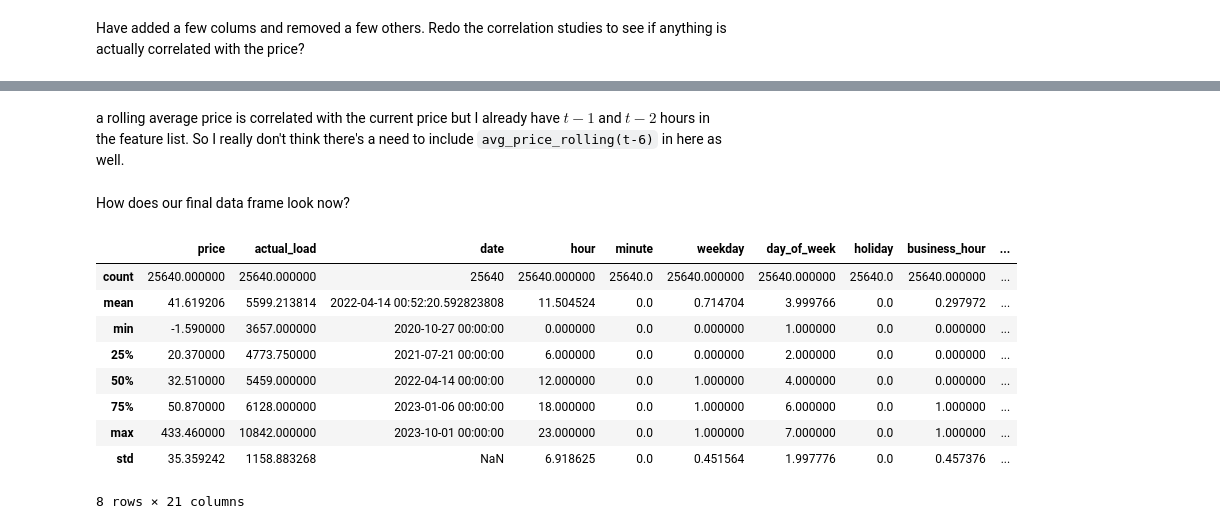
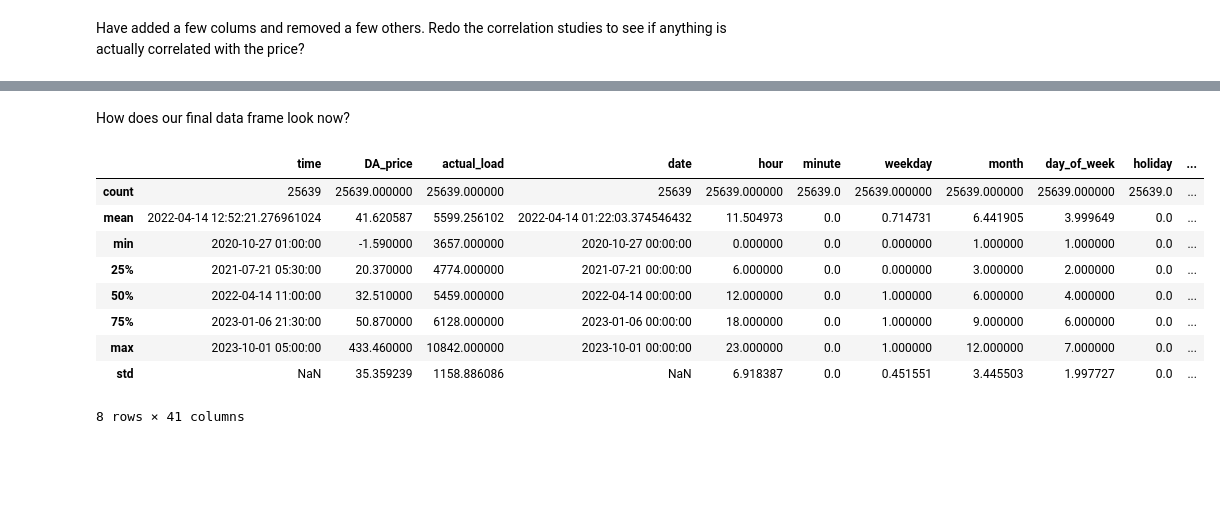
Before and after one commit to nikisil/ExecutiveHour, a Jupyter notebook: rouz/src/dat_set_3_explore.ipynb, the cells around one changed output, grey strips where cells are left out. Drawn from its saved outputs; the diff is of its cells as text; code cells hidden in the pictures; blank space fills up the shorter version.

```diff
--- a/rouz/src/dat_set_3_explore.ipynb
+++ b/rouz/src/dat_set_3_explore.ipynb
@@ -341,3 +360,5 @@ Index(['time', 'price', 'actual_load', 'date', 'hour', 'minute', 'weekday',
+# %%
+df_final.drop_duplicates(keep='first', subset=['time'], inplace=True)
 # %% [markdown]
 # Preliminary Analysis
 # %% [markdown]
@@ -609,18 +644,20 @@ Base on the above, there are a few new features I should create and add to the d
 The features selected based on the correlations calculated above are _`actual_load`, `hour`, `business_hour`, `weekday`, `temp`, `dwpt`_.
 Based on the above, I have to drop the first week of the data set, since I won't have enough data to fill out the features in the second point above.
 # %%
-df.drop(['rhum', 'prcp', 'wdir', 'wspd', 'pres', 'coco', 'weekly_T_anom',
+df_final.drop(['rhum', 'prcp', 'wdir', 'wspd', 'pres', 'coco', 'weekly_T_anom',
        'monthly_T_anom', 'weekly_Prec_anom', 'monthly_Prec_anom',
        'weekly_Wind_anom', 'monthly_Wind_anom', 'weekly_Pressure_anom',
        'monthly_Pressure_anom', 'snowing', 'raining', 'hail', 'cloudy'], inplace=True, axis=1)
 # %%
 ## add in the price data based on bullet point 1 in the above:
-chosen_time_deltas_price = [1,2,20,25]
-for index, row in df.iterrows():
-    if index - 25 < 0:
+chosen_time_deltas_price = [1, 2, 19, 20, 21, 22, 23, 24, 25, 26, 49]
+for index, row in df_final.iterrows():
+    if index - max(chosen_time_deltas_price) < 0:
         for j in chosen_time_deltas_price:
-            df.at[index,f'price(t-{j})']  = -1
+            df_final.at[index,f'price(h-{j})']  = -1
+            df_final.at[index,f'load(h-{j})']  = -1
     else:
         for j in chosen_time_deltas_price:
-            df.at[index,f'price(t-{j})']  = df.iloc[index - j, 1]
+            df_final.at[index,f'price(h-{j})']  = df_final.iloc[index - j, 1]
+            df_final.at[index,f'load(h-{j})']  = df_final.iloc[index - j, 2]
 # %%
@@ -656,19 +694,19 @@ print(average_price_)
 25.054166666666664
 # %%
 ## average price and load from the previous day
-average_price_ = df.iloc[0 : 24, 1].mean()
-average_load_  = df.iloc[0 : 24, 2].mean()
-for index, _ in df.iterrows():
+average_price_ = df_final.iloc[0 : 24, 1].mean()
+average_load_  = df_final.iloc[0 : 24, 2].mean()
+for index, _ in df_final.iterrows():
     if index < 23:
-        df.at[index, 'avg_price(d-1)'] = -1
-        df.at[index, 'avg_load(d-1)'] = -1
+        df_final.at[index, 'avg_DA_price(h-24)'] = -1
+        df_final.at[index, 'avg_load(h-24)'] = -1
         continue
     if index >= 23 and index <= 26:
-        df.at[index, 'avg_price(d-1)'] = average_price_
-        df.at[index, 'avg_load(d-1)'] = average_load_
+        df_final.at[index, 'avg_DA_price(h-24)'] = average_price_
+        df_final.at[index, 'avg_load(h-24)'] = average_load_
         continue
-    if (index >= 23) and df.at[index, 'hour'] < 1.0:
-        average_price_ = df.iloc[index-24 : index, 1].mean()
-        average_load_ = df.iloc[index-24 : index, 2].mean()
-    df.at[index, 'avg_price(d-1)'] = average_price_
-    df.at[index, 'avg_load(d-1)'] = average_load_
+    if (index >= 23) and df_final.at[index, 'hour'] < 1.0:
+        average_price_ = df_final.iloc[index-24 : index, 1].mean()
+        average_load_ = df_final.iloc[index-24 : index, 2].mean()
+    df_final.at[index, 'avg_DA_price(h-24)'] = average_price_
+    df_final.at[index, 'avg_load(h-24)'] = average_load_
@@ -788,18 +783,16 @@ business_hour             0.137091
-# %% [markdown]
-a rolling average price is correlated with the current price but I already have $t-1$ and $t-2$ hours in the feature list. So I really don't think there's a need to include `avg_price_rolling(t-6)` in here as well.
 # %% [markdown]
 How does our final data frame look now?
 # %%
-df.describe()
+df_final.describe()
 # %% [output]
-|  | price | actual_load | date | hour | minute | weekday | day_of_week | holiday | business_hour | ... |
-| count | 25640.000000 | 25640.000000 | 25640 | 25640.000000 | 25640.0 | 25640.000000 | 25640.000000 | 25640.0 | 25640.000000 | ... |
-| mean | 41.619206 | 5599.213814 | 2022-04-14 00:52:20.592823808 | 11.504524 | 0.0 | 0.714704 | 3.999766 | 0.0 | 0.297972 | ... |
-| min | -1.590000 | 3657.000000 | 2020-10-27 00:00:00 | 0.000000 | 0.0 | 0.000000 | 1.000000 | 0.0 | 0.000000 | ... |
-| 25% | 20.370000 | 4773.750000 | 2021-07-21 00:00:00 | 6.000000 | 0.0 | 0.000000 | 2.000000 | 0.0 | 0.000000 | ... |
-| 50% | 32.510000 | 5459.000000 | 2022-04-14 00:00:00 | 12.000000 | 0.0 | 1.000000 | 4.000000 | 0.0 | 0.000000 | ... |
-| 75% | 50.870000 | 6128.000000 | 2023-01-06 00:00:00 | 18.000000 | 0.0 | 1.000000 | 6.000000 | 0.0 | 1.000000 | ... |
-| max | 433.460000 | 10842.000000 | 2023-10-01 00:00:00 | 23.000000 | 0.0 | 1.000000 | 7.000000 | 0.0 | 1.000000 | ... |
-| std | 35.359242 | 1158.883268 | NaN | 6.918625 | 0.0 | 0.451564 | 1.997776 | 0.0 | 0.457376 | ... |
+|  | time | DA_price | actual_load | date | hour | minute | weekday | month | day_of_week | holiday | ... |
+| count | 25639 | 25639.000000 | 25639.000000 | 25639 | 25639.000000 | 25639.0 | 25639.000000 | 25639.000000 | 25639.000000 | 25639.0 | ... |
+| mean | 2022-04-14 12:52:21.276961024 | 41.620587 | 5599.256102 | 2022-04-14 01:22:03.374546432 | 11.504973 | 0.0 | 0.714731 | 6.441905 | 3.999649 | 0.0 | ... |
+| min | 2020-10-27 01:00:00 | -1.590000 | 3657.000000 | 2020-10-27 00:00:00 | 0.000000 | 0.0 | 0.000000 | 1.000000 | 1.000000 | 0.0 | ... |
+| 25% | 2021-07-21 05:30:00 | 20.370000 | 4774.000000 | 2021-07-21 00:00:00 | 6.000000 | 0.0 | 0.000000 | 3.000000 | 2.000000 | 0.0 | ... |
+| 50% | 2022-04-14 11:00:00 | 32.510000 | 5459.000000 | 2022-04-14 00:00:00 | 12.000000 | 0.0 | 1.000000 | 6.000000 | 4.000000 | 0.0 | ... |
+| 75% | 2023-01-06 21:30:00 | 50.870000 | 6128.000000 | 2023-01-06 00:00:00 | 18.000000 | 0.0 | 1.000000 | 9.000000 | 6.000000 | 0.0 | ... |
+| max | 2023-10-01 05:00:00 | 433.460000 | 10842.000000 | 2023-10-01 00:00:00 | 23.000000 | 0.0 | 1.000000 | 12.000000 | 7.000000 | 0.0 | ... |
+| std | NaN | 35.359239 | 1158.886086 | NaN | 6.918387 | 0.0 | 0.451551 | 3.445503 | 1.997727 | 0.0 | ... |
-8 rows × 21 columns
+8 rows × 41 columns
 # %%
```
Also changed, not shown: parts of 72 cells of this notebook, 1 other file.
